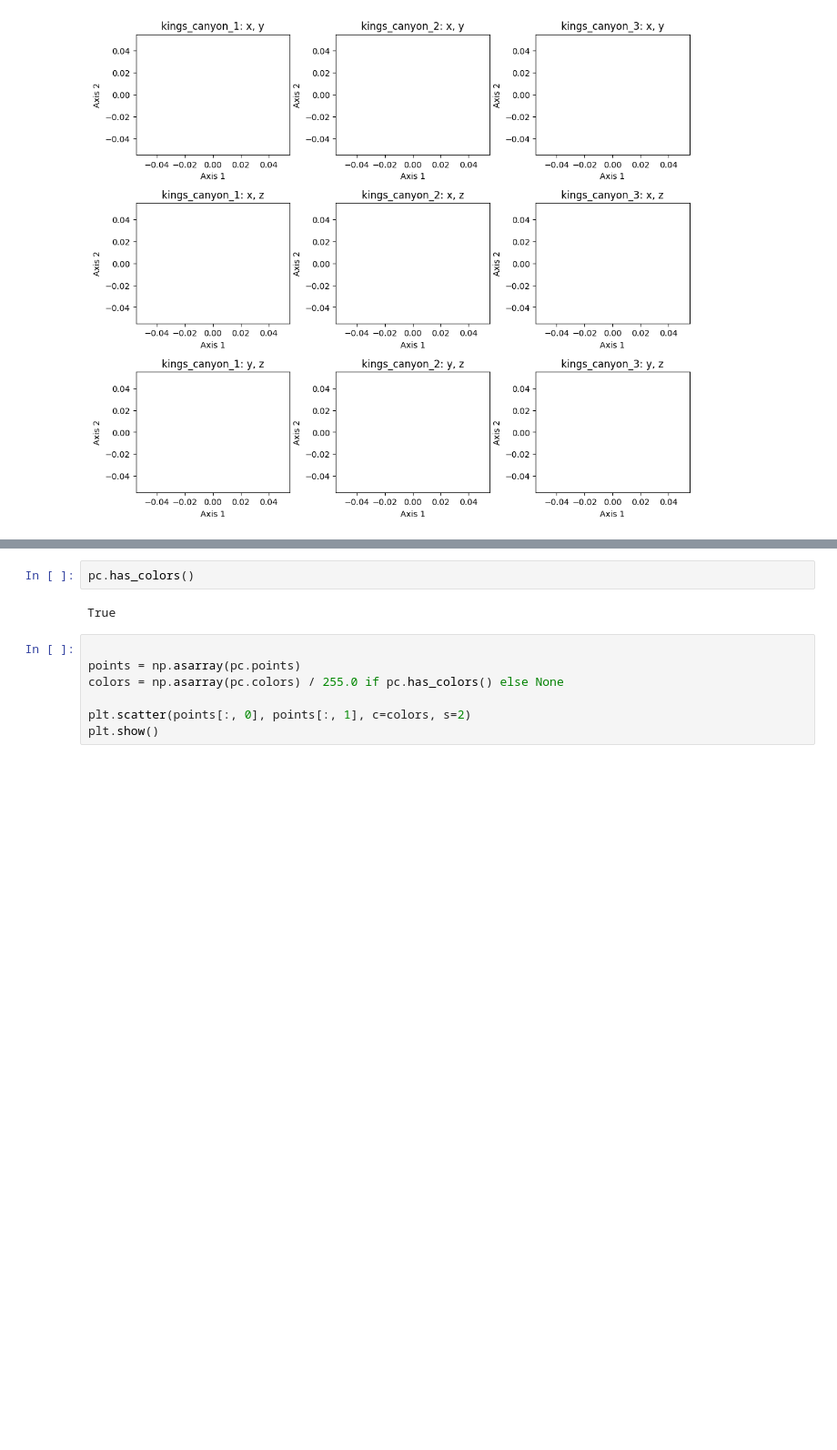
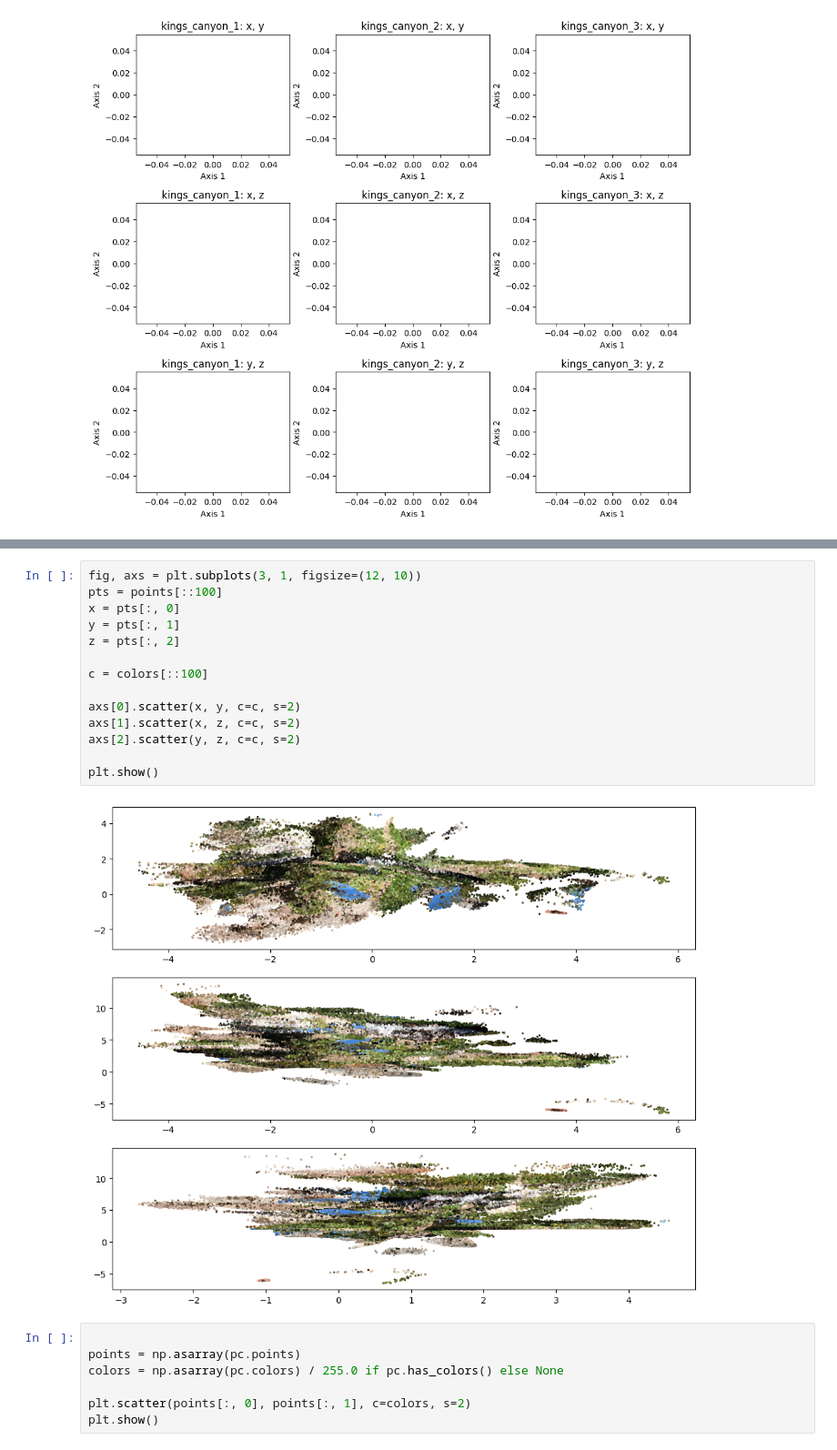
Before and after one commit to humishum/mapper, a Jupyter notebook: sandbox.ipynb, the cells around one changed output, grey strips where cells are left out. Shown at 91% size. Drawn from its saved outputs; the diff is of its cells as text; blank space fills up the shorter version.

```diff
--- a/sandbox.ipynb
+++ b/sandbox.ipynb
@@ -274,7 +289,19 @@ plt.scatter(points[:, 0], points[:, 2], c=colors, s=2)
 # %%
-pc.has_colors()
+fig, axs = plt.subplots(3, 1, figsize=(12, 10))
+pts = points[::100]
+x = pts[:, 0]
+y = pts[:, 1]
+z = pts[:, 2]
+
+c = colors[::100]
+
+axs[0].scatter(x, y, c=c, s=2)
+axs[1].scatter(x, z, c=c, s=2)
+axs[2].scatter(y, z, c=c, s=2)
+
+plt.show()
 # %% [output]
-True
+[figure, added]
 # %%
 
 points = np.asarray(pc.points)
```
Also changed, not shown: parts of 3 cells of this notebook, 15 other files.
